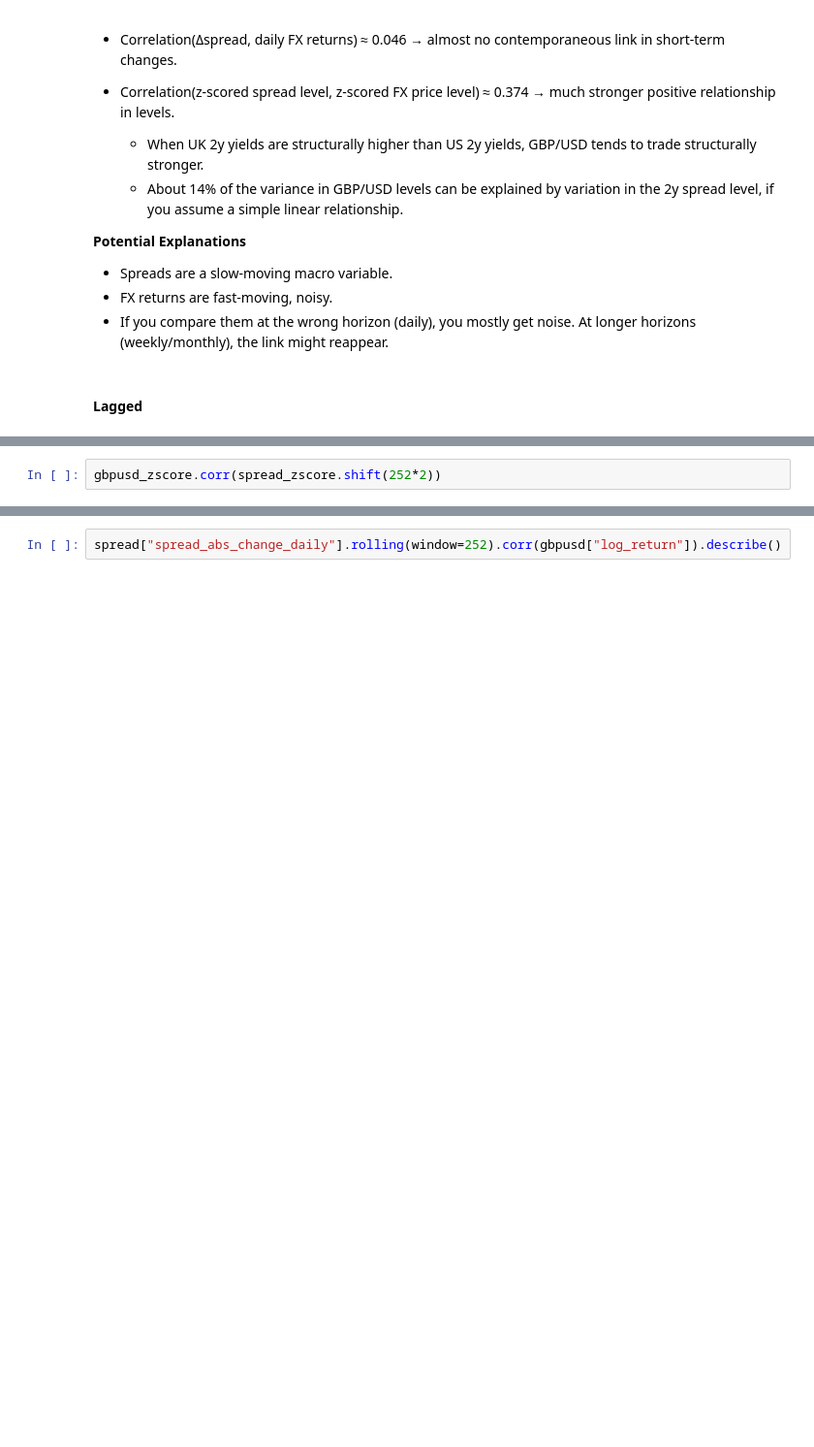
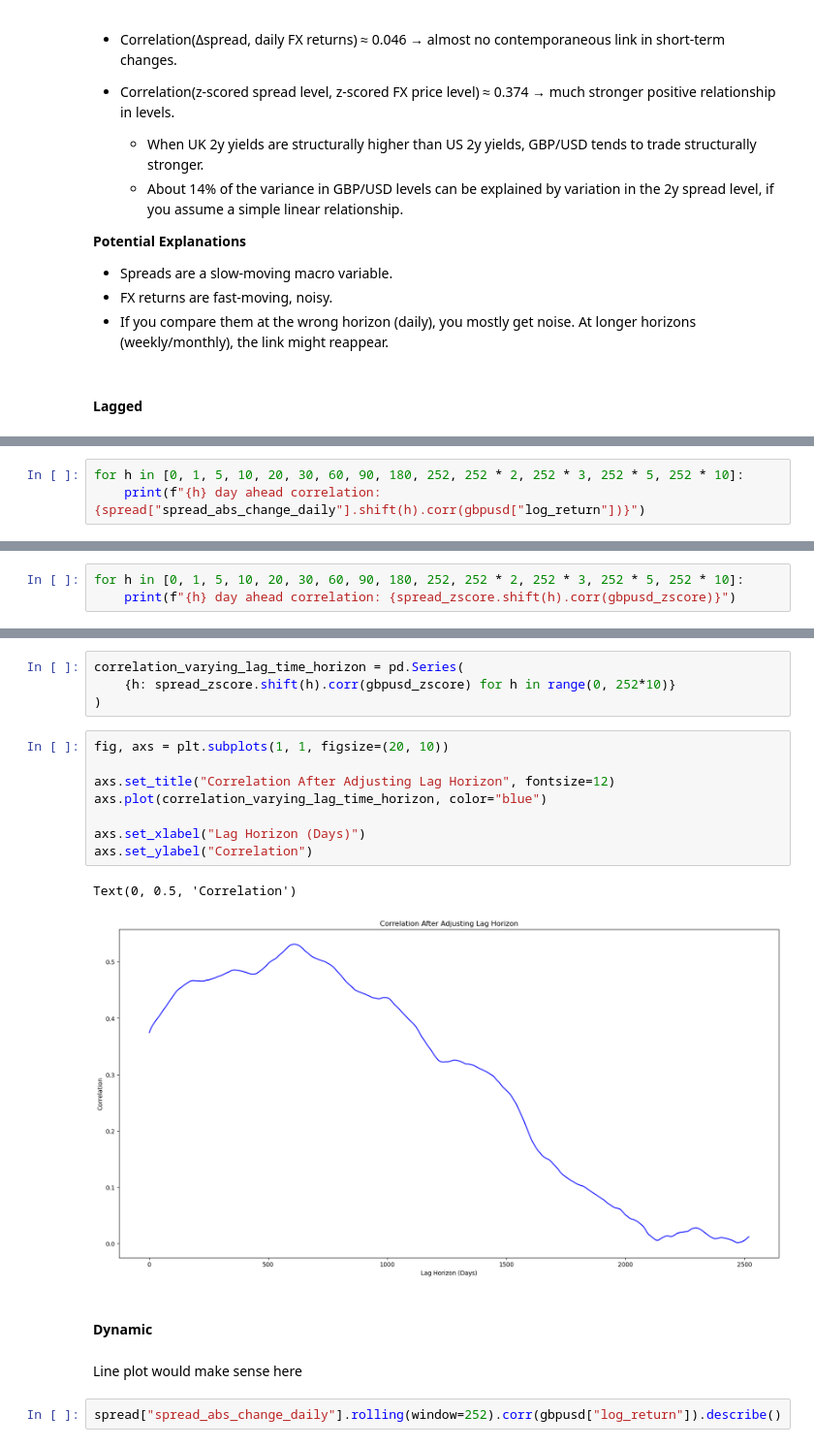
Before and after one commit to nifemiojo/gbpusd-yield-spreads-v1, a Jupyter notebook: notebooks/spread_gpbusd_analysis.ipynb, the cells around one changed output, grey strips where cells are left out. Shown at 97% size. Drawn from its saved outputs; the diff is of its cells as text; blank space fills up the shorter version.

Commit message:
lagged level correlation analysis

```diff
--- a/notebooks/spread_gpbusd_analysis.ipynb
+++ b/notebooks/spread_gpbusd_analysis.ipynb
@@ -294,0 +283,3 @@ np.float64(-0.007561384366650443)
+# %%
+for h in [0, 1, 5, 10, 20, 30, 60, 90, 180, 252, 252 * 2, 252 * 3, 252 * 5, 252 * 10]:
+    print(f"{h} day ahead correlation: {spread["spread_abs_change_daily"].shift(h).corr(gbpusd["log_return"])}")
@@ -295,3 +303,4 @@ np.float64(-0.007561384366650443)
 # %%
-gbpusd_zscore.corr(spread_zscore.shift(252*2))
+for h in [0, 1, 5, 10, 20, 30, 60, 90, 180, 252, 252 * 2, 252 * 3, 252 * 5, 252 * 10]:
+    print(f"{h} day ahead correlation: {spread_zscore.shift(h).corr(gbpusd_zscore)}")
 # %% [output]
@@ -299,3 +321,22 @@ np.float64(0.4986528512993598)
+# %%
+correlation_varying_lag_time_horizon = pd.Series(
+    {h: spread_zscore.shift(h).corr(gbpusd_zscore) for h in range(0, 252*10)}
+)
+# %%
+fig, axs = plt.subplots(1, 1, figsize=(20, 10))
+
+axs.set_title("Correlation After Adjusting Lag Horizon", fontsize=12)
+axs.plot(correlation_varying_lag_time_horizon, color="blue")
+
+axs.set_xlabel("Lag Horizon (Days)")
+axs.set_ylabel("Correlation")
+# %% [output]
+Text(0, 0.5, 'Correlation')
+[figure, added]
+# %% [markdown]
+#### Dynamic
+# %% [markdown]
+Line plot would make sense here
 # %%
 spread["spread_abs_change_daily"].rolling(window=252).corr(gbpusd["log_return"]).describe()
 # %% [output]
```
Also changed, not shown: parts of 10 cells of this notebook.
